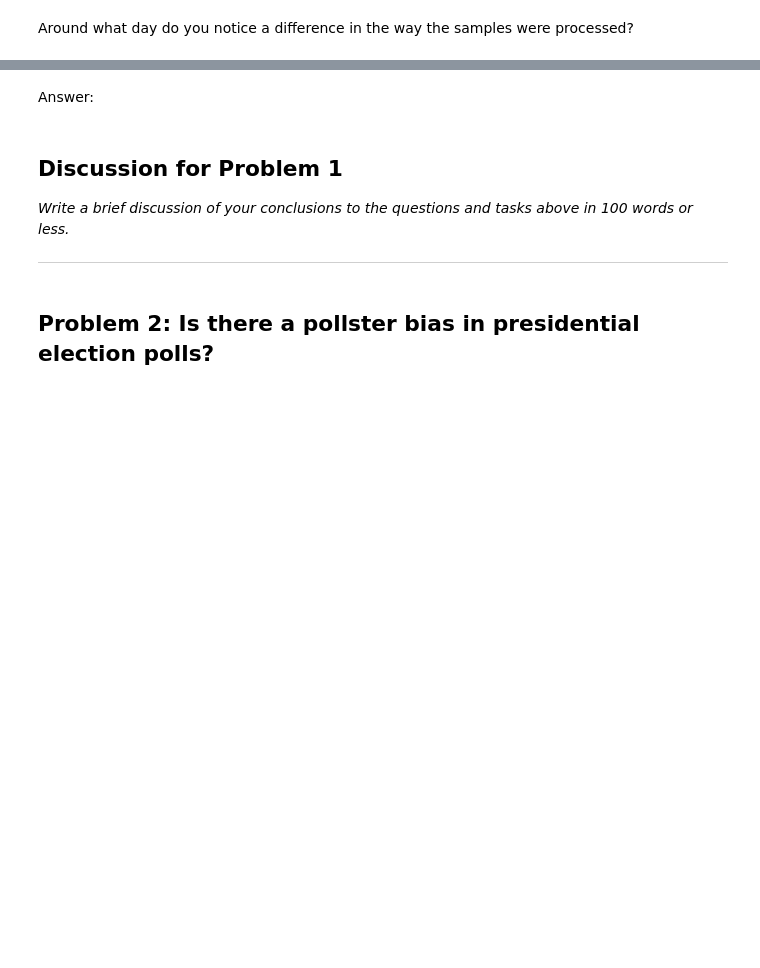
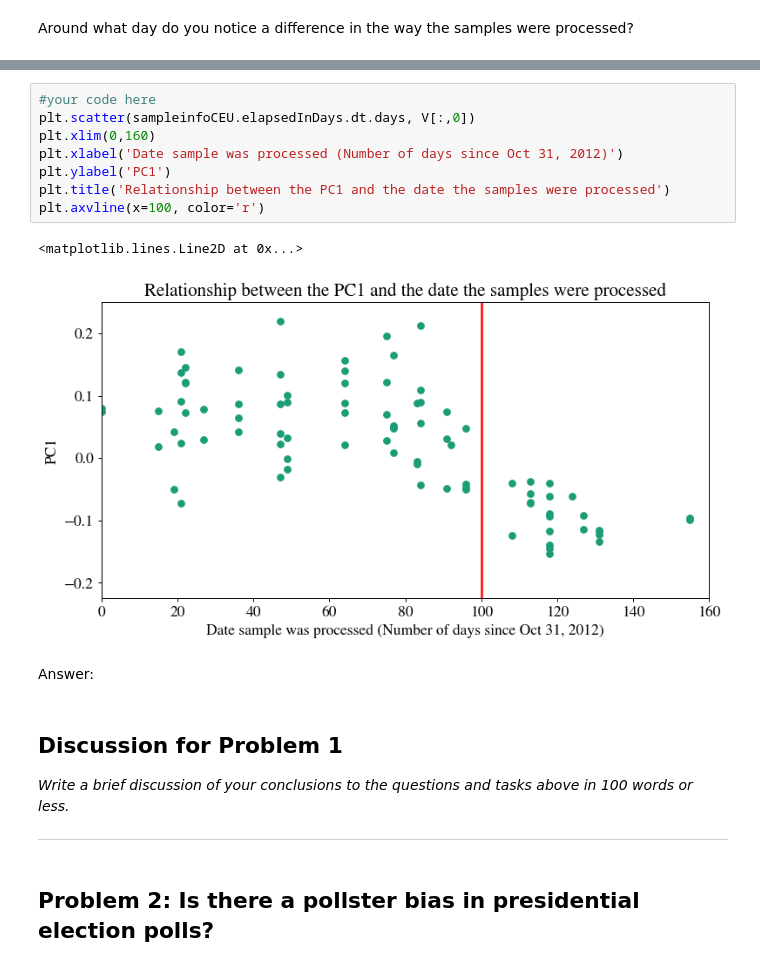
Before and after one commit to ademyanchuk/2014, a Jupyter notebook: homework/HW2.ipynb, the cells around one changed output, grey strips where cells are left out. Saved outputs shown, nothing was run; the diff lists cells and outputs as text; blank space fills up the shorter version.

```diff
--- a/homework/HW2.ipynb
+++ b/homework/HW2.ipynb
@@ -226,3 +299,14 @@ Around what day do you notice a difference in the way the samples were processed
+# %%
+#your code here
+plt.scatter(sampleinfoCEU.elapsedInDays.dt.days, V[:,0])
+plt.xlim(0,160)
+plt.xlabel('Date sample was processed (Number of days since Oct 31, 2012)')
+plt.ylabel('PC1')
+plt.title('Relationship between the PC1 and the date the samples were processed')
+plt.axvline(x=100, color='r')
+# %% [output]
+<matplotlib.lines.Line2D at 0x...>
+[figure, added]
 # %% [markdown]
 Answer:
 # %% [markdown]
```
Also changed, not shown: parts of 47 cells of this notebook, 2 other files.
